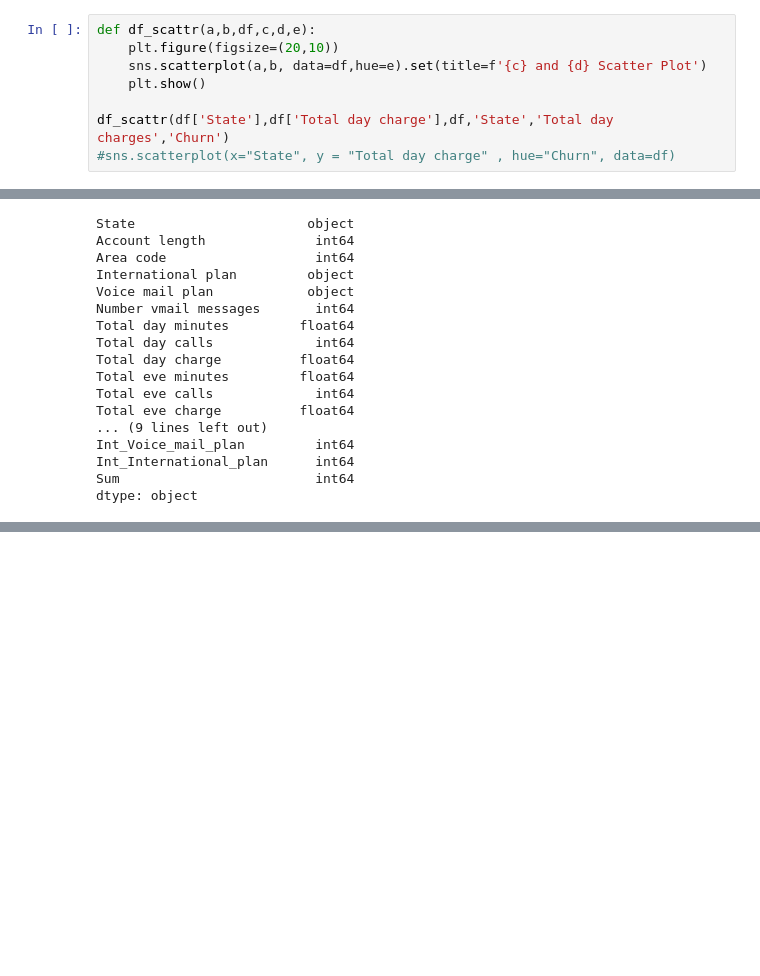
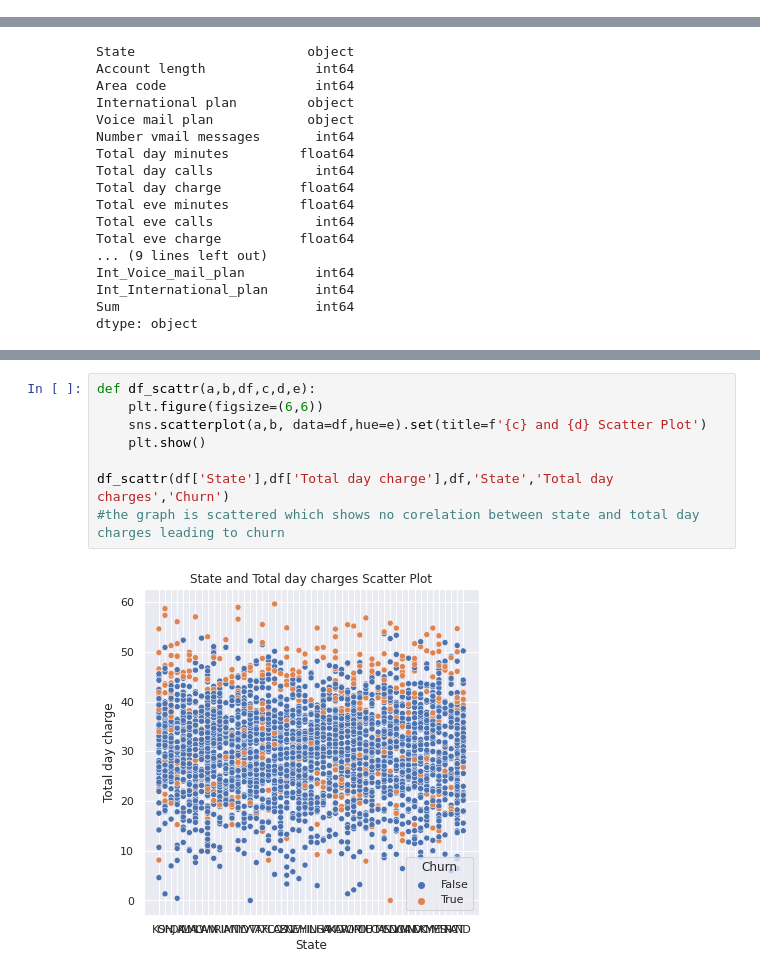
Before and after one commit to aishwaryabhat19/Telecom-Churn-EDA-, a Jupyter notebook: Aishwarya_Bhat_EDA_Project.ipynb, the cells around one changed output, grey strips where cells are left out. Drawn from its saved outputs; the diff is of its cells as text; blank space fills up the shorter version.

```diff
--- a/Aishwarya_Bhat_EDA_Project.ipynb
+++ b/Aishwarya_Bhat_EDA_Project.ipynb
@@ -172,11 +172,3 @@ plt.show()
 # %% [output]
 [figure]
 <Figure size 1800x1800 with 0 Axes>
-# %%
-def df_scattr(a,b,df,c,d,e):
-    plt.figure(figsize=(20,10))
-    sns.scatterplot(a,b, data=df,hue=e).set(title=f'{c} and {d} Scatter Plot')
-    plt.show()
-
-df_scattr(df['State'],df['Total day charge'],df,'State','Total day charges','Churn')
-#sns.scatterplot(x="State", y = "Total day charge" , hue="Churn", data=df)
@@ -224,0 +248,10 @@ dtype: object
+# %%
+def df_scattr(a,b,df,c,d,e):
+    plt.figure(figsize=(6,6))
+    sns.scatterplot(a,b, data=df,hue=e).set(title=f'{c} and {d} Scatter Plot')
+    plt.show()
+
+df_scattr(df['State'],df['Total day charge'],df,'State','Total day charges','Churn')
+#the graph is scattered which shows no corelation between state and total day charges leading to churn
+# %% [output]
+[figure, added]
```
Also changed, not shown: parts of 26 cells of this notebook.
